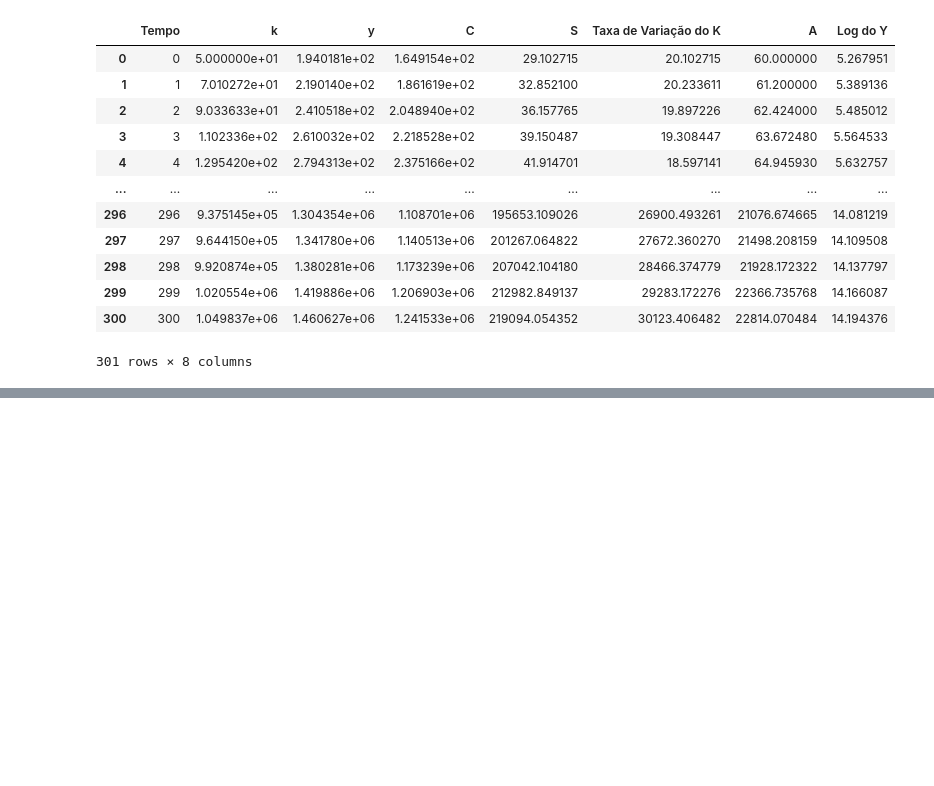
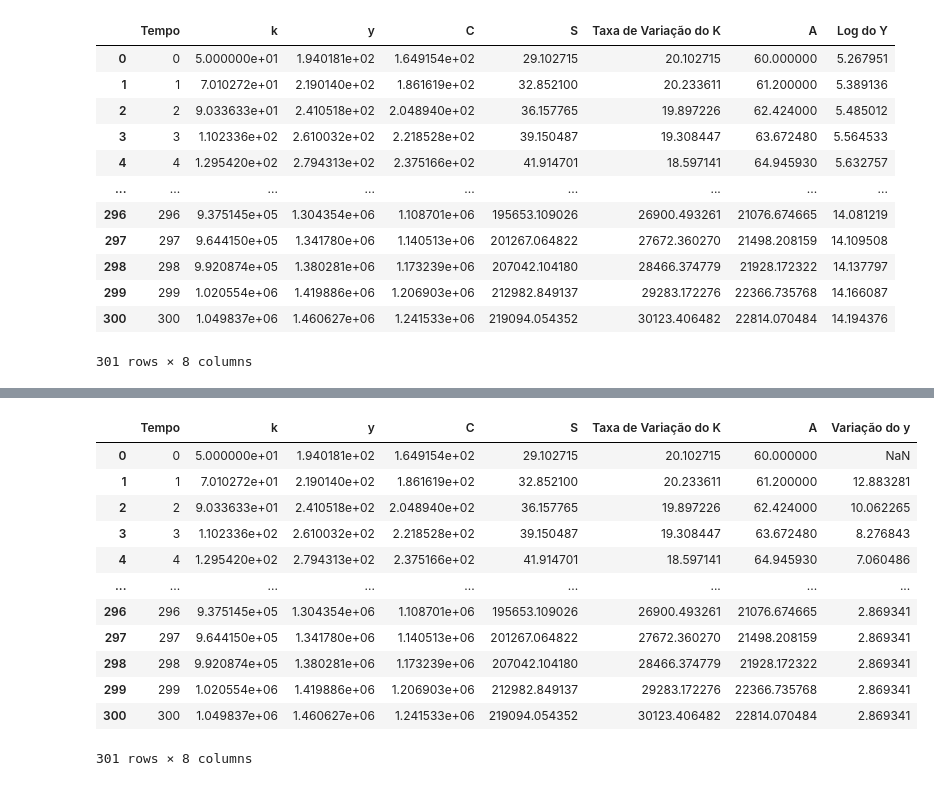
Before and after one commit to luizmarioags/Teoria-do-Desenvolvimento-Economico-, a Jupyter notebook: Modelo_de_Solow_Simulação.ipynb, the cells around one changed output, grey strips where cells are left out. Cells and saved outputs as stored; diff of their text form; code cells hidden in the pictures; blank space fills up the shorter version.

```diff
--- a/Modelo_de_Solow_Simulação.ipynb
+++ b/Modelo_de_Solow_Simulação.ipynb
@@ -1650,0 +1732,9 @@ Text(0.5, 1.0, 'Simulação Computacional da Variação do Y no Modelo de Solow.
+# %%
+# Como nossos arrays são bidimensionais precisamos fazer um reshape de 2D para 1D
+# Usando o comando reshape
+k = np.reshape(k,301)
+y = np.reshape(y,301)
+C = np.reshape(C,301)
+S = np.reshape(S,301)
+Variacao_k = np.reshape(Variacao_k,301)
+A = np.reshape(A,301)
@@ -1650,0 +1800,18 @@ Text(0.5, 1.0, 'Simulação Computacional da Variação do Y no Modelo de Solow.
+# %%
+# Calculando a variação percentual
+data_modelo_Solow_A_Variando["Variação do y"] = ((y_Ano_Corrente_A_Variando/y_Ano_Base_A_Variando) - 1)*100
+data_modelo_Solow_A_Variando
+# %% [output]
+|  | Tempo | k | y | C | S | Taxa de Variação do K | A | Variação do y |
+| 0 | 0 | 5.000000e+01 | 1.940181e+02 | 1.649154e+02 | 29.102715 | 20.102715 | 60.000000 | NaN |
+| 1 | 1 | 7.010272e+01 | 2.190140e+02 | 1.861619e+02 | 32.852100 | 20.233611 | 61.200000 | 12.883281 |
+| 2 | 2 | 9.033633e+01 | 2.410518e+02 | 2.048940e+02 | 36.157765 | 19.897226 | 62.424000 | 10.062265 |
+| 3 | 3 | 1.102336e+02 | 2.610032e+02 | 2.218528e+02 | 39.150487 | 19.308447 | 63.672480 | 8.276843 |
+| 4 | 4 | 1.295420e+02 | 2.794313e+02 | 2.375166e+02 | 41.914701 | 18.597141 | 64.945930 | 7.060486 |
+| ... | ... | ... | ... | ... | ... | ... | ... | ... |
+| 296 | 296 | 9.375145e+05 | 1.304354e+06 | 1.108701e+06 | 195653.109026 | 26900.493261 | 21076.674665 | 2.869341 |
+| 297 | 297 | 9.644150e+05 | 1.341780e+06 | 1.140513e+06 | 201267.064822 | 27672.360270 | 21498.208159 | 2.869341 |
+| 298 | 298 | 9.920874e+05 | 1.380281e+06 | 1.173239e+06 | 207042.104180 | 28466.374779 | 21928.172322 | 2.869341 |
+| 299 | 299 | 1.020554e+06 | 1.419886e+06 | 1.206903e+06 | 212982.849137 | 29283.172276 | 22366.735768 | 2.869341 |
+| 300 | 300 | 1.049837e+06 | 1.460627e+06 | 1.241533e+06 | 219094.054352 | 30123.406482 | 22814.070484 | 2.869341 |
+301 rows × 8 columns
```
Also changed, not shown: parts of 13 cells of this notebook.
